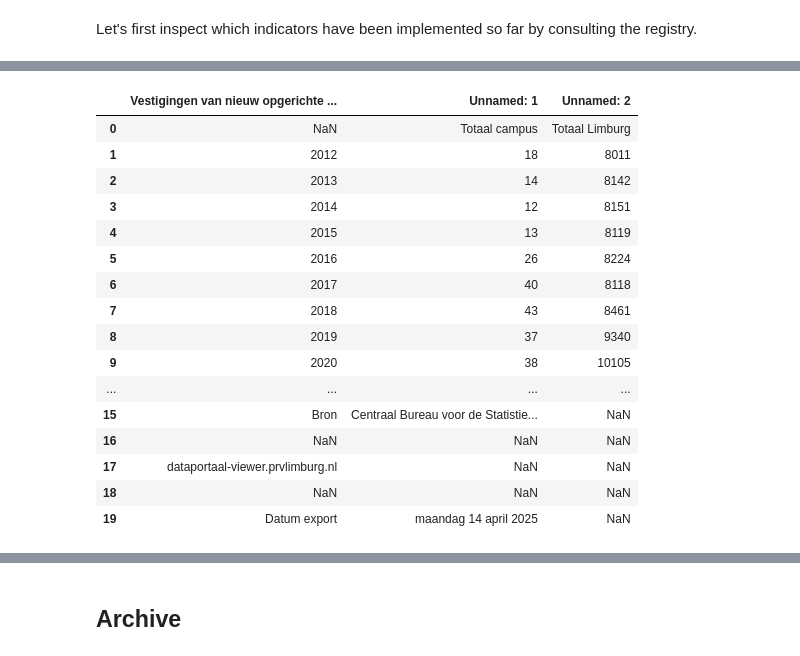
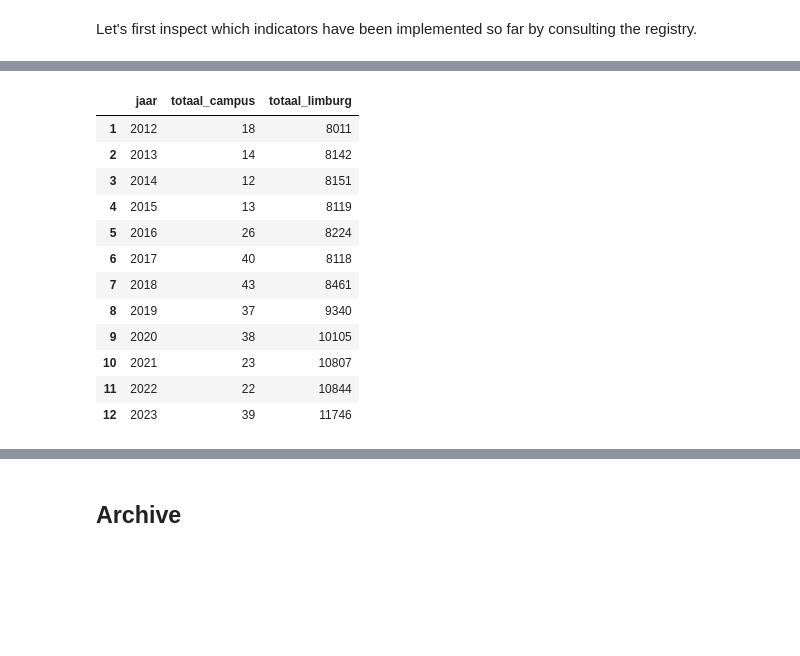
Before and after one commit to daanknoors/indicatorenplan-limburg, a Jupyter notebook: notebooks/001_indicator_runner.ipynb, the cells around one changed output, grey strips where cells are left out. Drawn from its saved outputs; the diff is of its cells as text; code cells hidden in the pictures; blank space fills up the shorter version.

Commit message:
mo7i update with separate period voor-najaar

```diff
--- a/notebooks/001_indicator_runner.ipynb
+++ b/notebooks/001_indicator_runner.ipynb
@@ -105,8 +96,7 @@ indicator_runner.run()
 # %%
-indicator_runner.indicators['d23a'].input_data_['Vestigingen van nieuw opgerichte bedrijven']
+indicator_runner.indicators['d23a'].output_data_
 # %% [output]
-|  | Vestigingen van nieuw opgerichte ... | Unnamed: 1 | Unnamed: 2 |
-| 0 | NaN | Totaal campus | Totaal Limburg |
+|  | jaar | totaal_campus | totaal_limburg |
 | 1 | 2012 | 18 | 8011 |
 | 2 | 2013 | 14 | 8142 |
 | 3 | 2014 | 12 | 8151 |
@@ -116,9 +106,6 @@ indicator_runner.indicators['d23a'].input_data_['Vestigingen van nieuw opgericht
 | 7 | 2018 | 43 | 8461 |
 | 8 | 2019 | 37 | 9340 |
 | 9 | 2020 | 38 | 10105 |
-| ... | ... | ... | ... |
-| 15 | Bron | Centraal Bureau voor de Statistie... | NaN |
-| 16 | NaN | NaN | NaN |
-| 17 | dataportaal-viewer.prvlimburg.nl | NaN | NaN |
-| 18 | NaN | NaN | NaN |
-| 19 | Datum export | maandag 14 april 2025 | NaN |
+| 10 | 2021 | 23 | 10807 |
+| 11 | 2022 | 22 | 10844 |
+| 12 | 2023 | 39 | 11746 |
```
Also changed, not shown: parts of 6 cells of this notebook, 6 other files.
